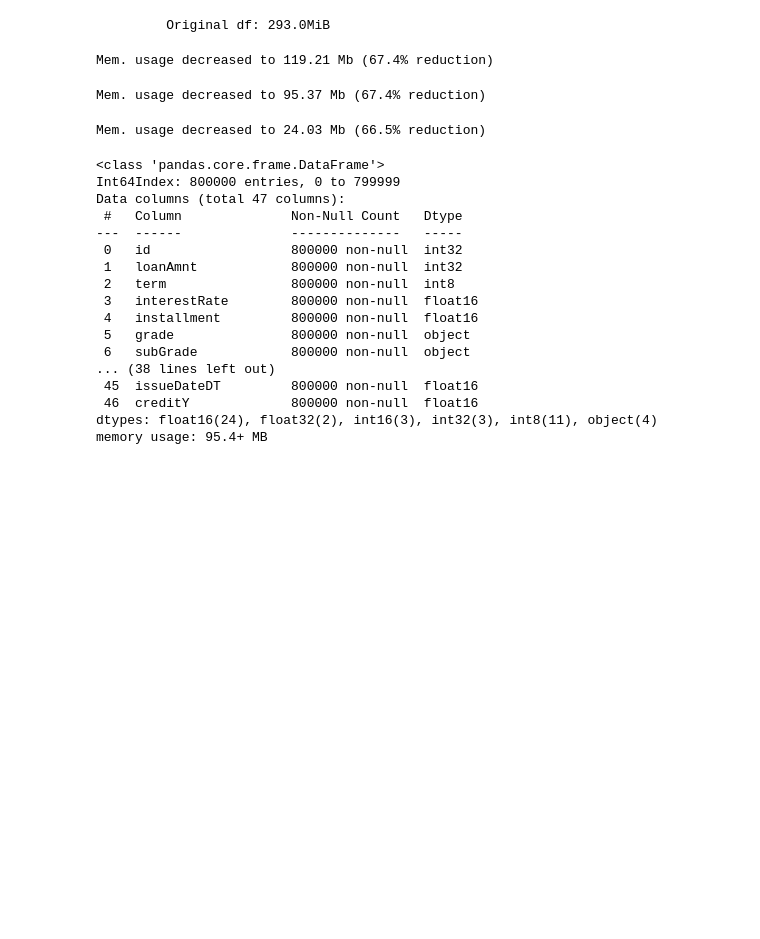
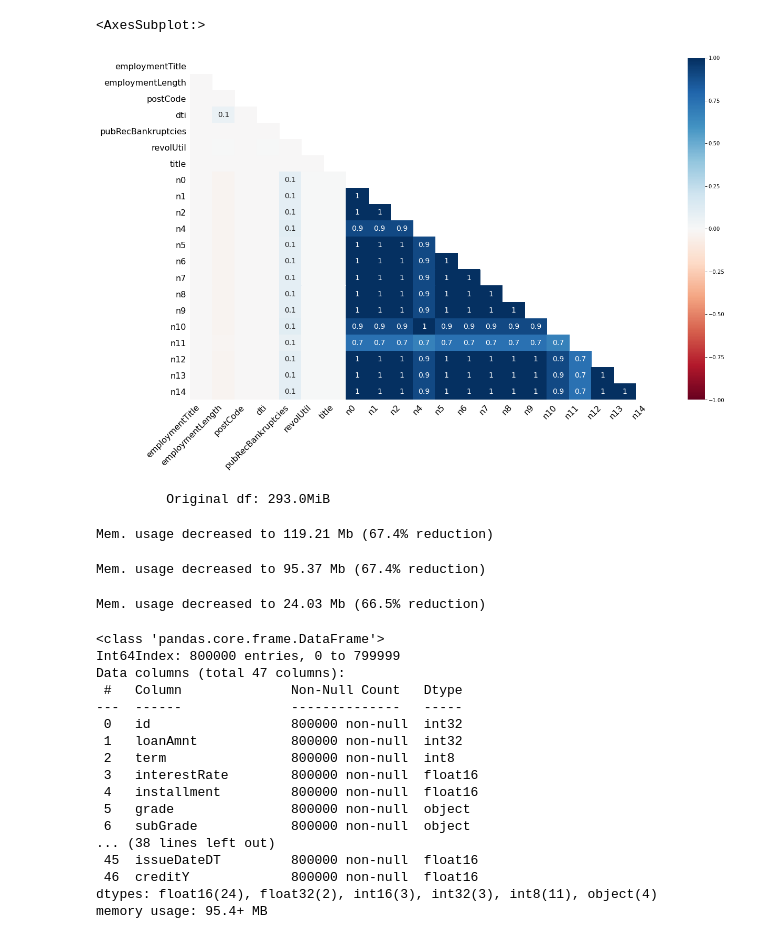
Before and after one commit to elsieyin/FengKo, a Jupyter notebook: EDA/myeda.ipynb, the cells around one changed output. Cells and saved outputs as stored; diff of their text form; code cells hidden in the pictures; blank space fills up the shorter version.

```diff
--- a/EDA/myeda.ipynb
+++ b/EDA/myeda.ipynb
@@ -12,3 +21,8 @@ df = pd.read_csv('../cf-df.csv',index_col=0)
+# %%
+msno.heatmap(df)
+# %% [output]
+<AxesSubplot:>
+[figure, added]
 # %%
 train = pd.read_csv('../cf-train.csv',index_col=0) # 这里用的还是obj的grade
 test = pd.read_csv('../cf-testa.csv',index_col=0)
```
Also changed, not shown: parts of 2 cells of this notebook, 1 other file.
